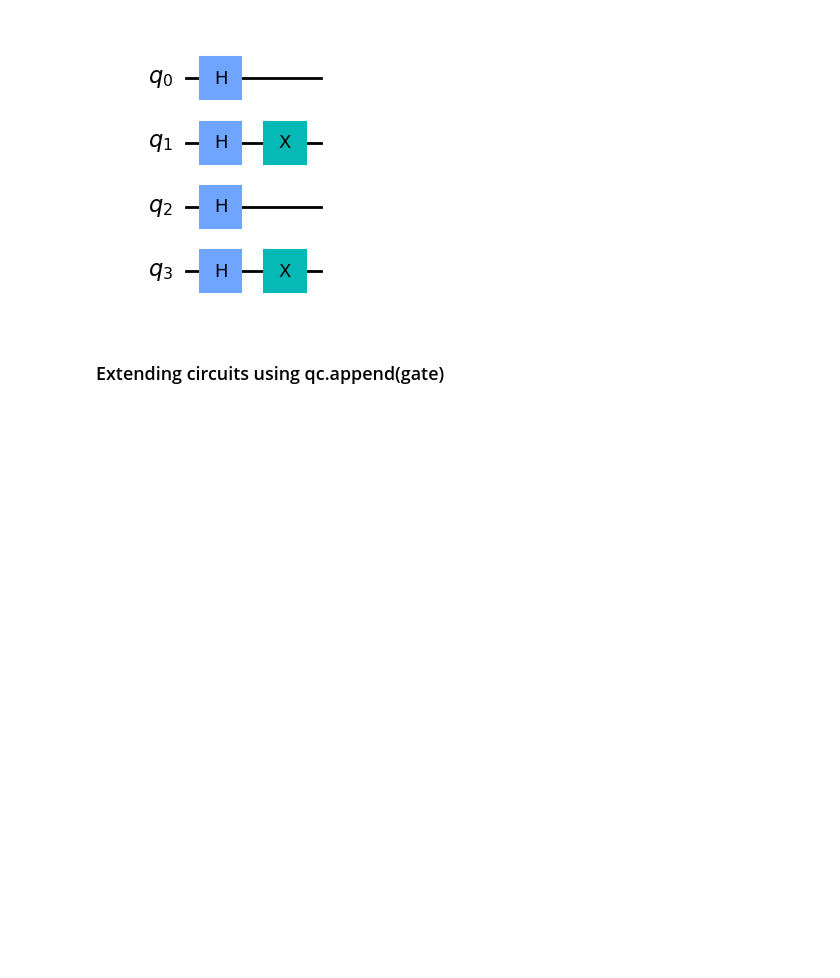
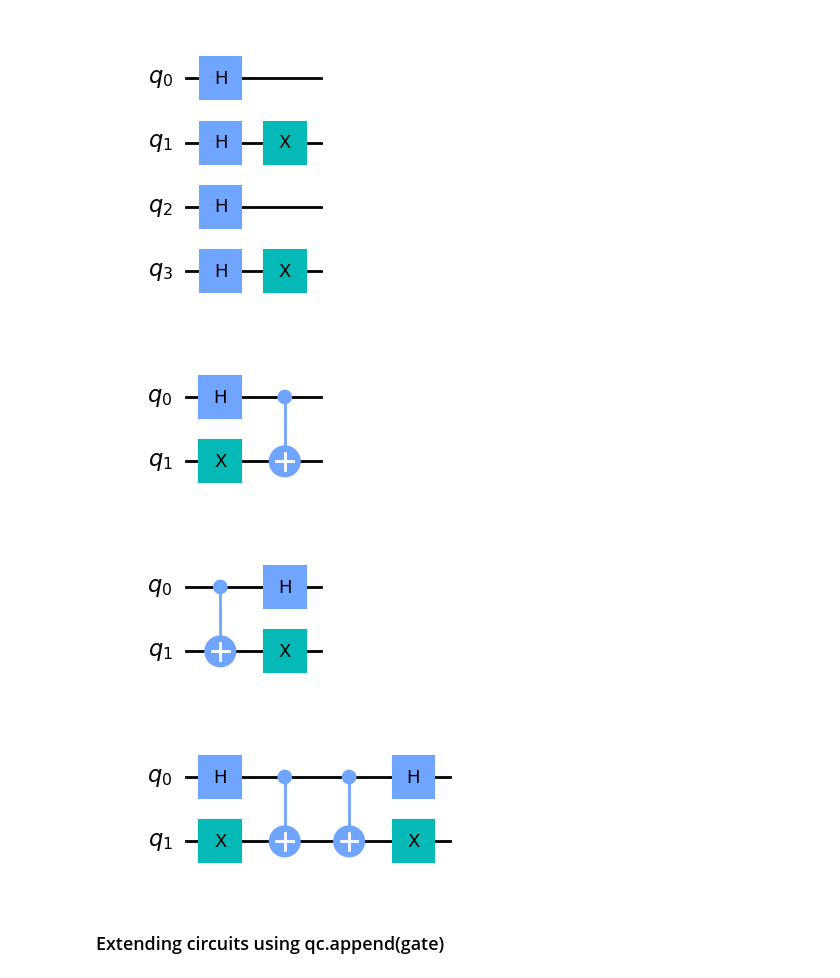
Before and after one commit to mrromaniuc/quantum-computing, a Jupyter notebook: IBMCertifiedAssociateDeveloperQiskit/01.7-Extend_Quantum_Circuits.ipynb, the cells around one changed output. Cells and saved outputs as stored; diff of their text form; code cells hidden in the pictures; blank space fills up the shorter version.

```diff
--- a/IBMCertifiedAssociateDeveloperQiskit/01.7-Extend_Quantum_Circuits.ipynb
+++ b/IBMCertifiedAssociateDeveloperQiskit/01.7-Extend_Quantum_Circuits.ipynb
@@ -161,6 +161,25 @@ display(new_qc.draw())
 [figure]
 [figure]
 [figure]
+# %%
+#Composing after using qc.inverse()
+from qiskit import QuantumCircuit
+
+qc = QuantumCircuit(2)
+qc.h(0)
+qc.x(1)
+qc.cx(0,1)
+display(qc.draw("mpl"))
+
+qc2 = qc.inverse()
+display(qc2.draw("mpl"))
+
+qc3 = qc.compose(qc2)
+display(qc3.draw("mpl"))
+# %% [output]
+[figure, added]
+[figure, added]
+[figure, added]
 # %% [markdown]
 ### Extending circuits using qc.append(gate)
 # %%
```
